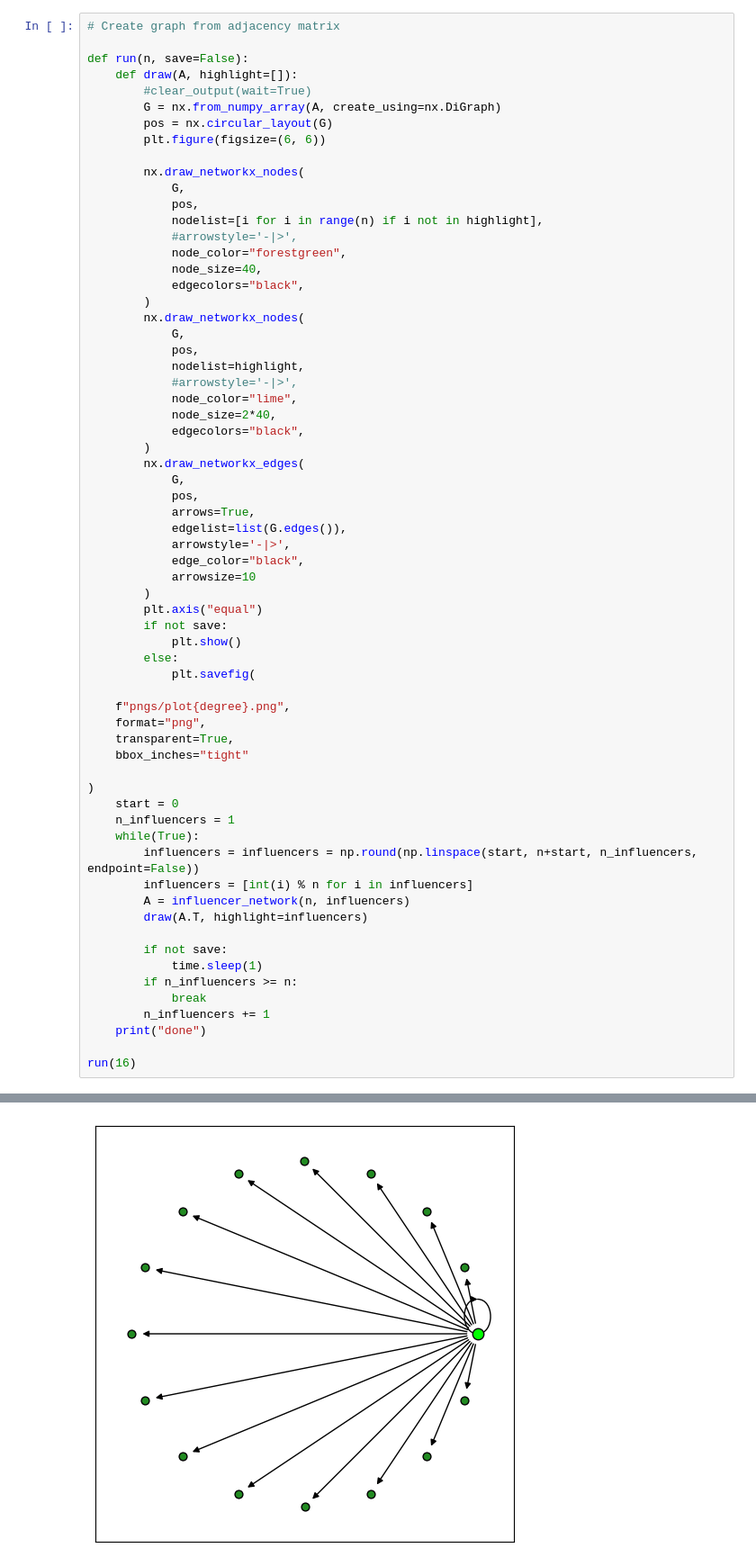
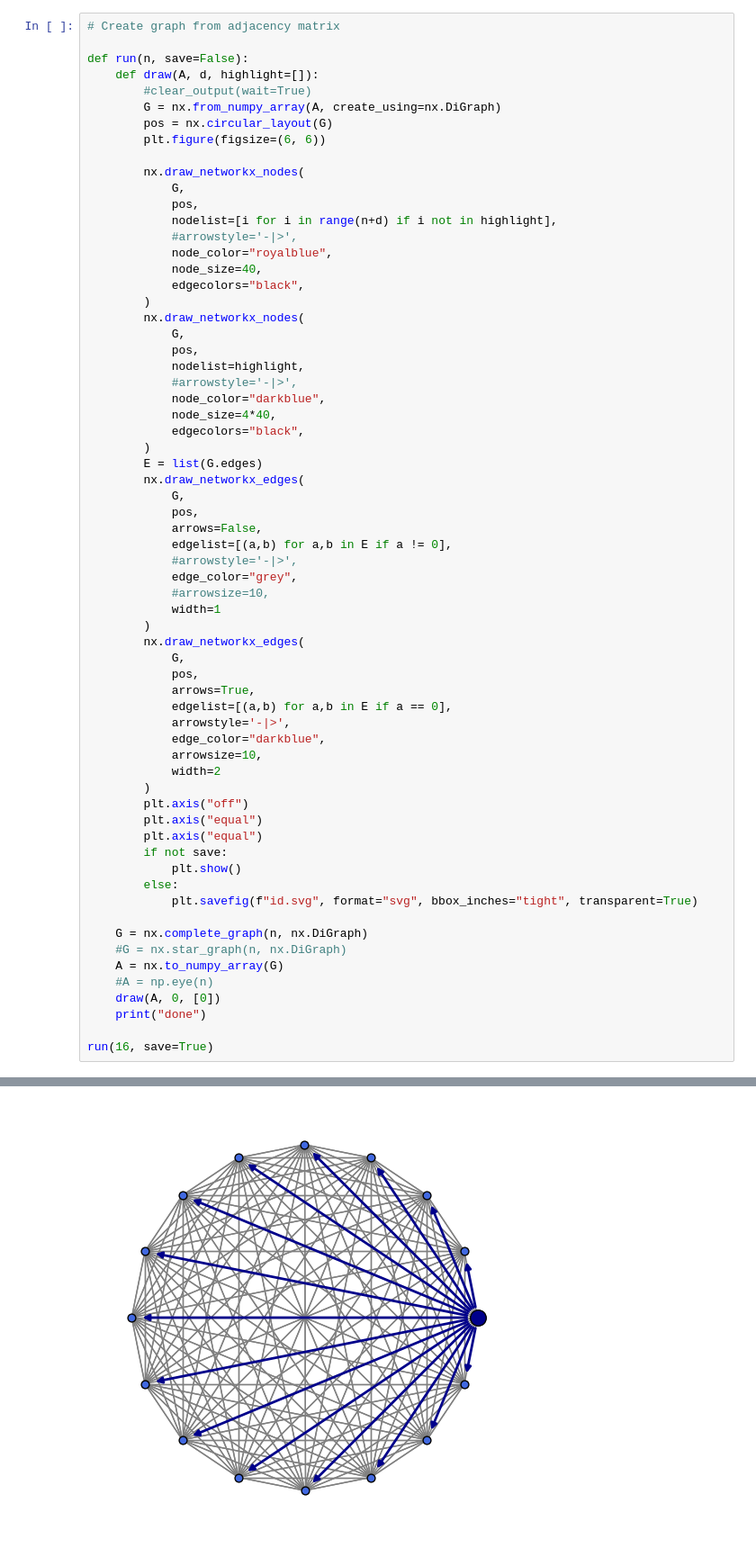
Before and after one commit to jakobgotberg/diffusion_of_innovation_in_multilayer_networks, a Jupyter notebook: regular_lattice_visualisation.ipynb, the cells around one changed output, grey strips where cells are left out. Shown at 90% size. Saved outputs shown, nothing was run; the diff lists cells and outputs as text.

```diff
--- a/regular_lattice_visualisation.ipynb
+++ b/regular_lattice_visualisation.ipynb
@@ -89,7 +73,7 @@ done
 # Create graph from adjacency matrix
 
 def run(n, save=False):
-    def draw(A, highlight=[]):
+    def draw(A, d, highlight=[]):
         #clear_output(wait=True)
         G = nx.from_numpy_array(A, create_using=nx.DiGraph)
         pos = nx.circular_layout(G)
@@ -98,9 +82,9 @@ def run(n, save=False):
         nx.draw_networkx_nodes(
             G,
             pos,
-            nodelist=[i for i in range(n) if i not in highlight],
+            nodelist=[i for i in range(n+d) if i not in highlight],
             #arrowstyle='-|>',
-            node_color="forestgreen",
+            node_color="royalblue",
             node_size=40,
             edgecolors="black",
         )
@@ -109,45 +93,45 @@ def run(n, save=False):
             pos,
             nodelist=highlight,
             #arrowstyle='-|>',
-            node_color="lime",
-            node_size=2*40,
+            node_color="darkblue",
+            node_size=4*40,
             edgecolors="black",
+        )
+        E = list(G.edges)
+        nx.draw_networkx_edges(
+            G,
+            pos,
+            arrows=False,
+            edgelist=[(a,b) for a,b in E if a != 0],
+            #arrowstyle='-|>',
+            edge_color="grey",
+            #arrowsize=10,
+            width=1
         )
         nx.draw_networkx_edges(
             G,
             pos,
             arrows=True,
-            edgelist=list(G.edges()),
+            edgelist=[(a,b) for a,b in E if a == 0],
             arrowstyle='-|>',
-            edge_color="black",
-            arrowsize=10
+            edge_color="darkblue",
+            arrowsize=10,
+            width=2
         )
+        plt.axis("off")
+        plt.axis("equal")
         plt.axis("equal")
         if not save:
             plt.show()
         else:
-            plt.savefig(
+            plt.savefig(f"id.svg", format="svg", bbox_inches="tight", transparent=True)
 
-    f"pngs/plot{degree}.png",
-    format="png",
-    transparent=True,
-    bbox_inches="tight"
-
-)
-    start = 0
-    n_influencers = 1
-    while(True):
-        influencers = influencers = np.round(np.linspace(start, n+start, n_influencers, endpoint=False))
-        influencers = [int(i) % n for i in influencers]
-        A = influencer_network(n, influencers)
-        draw(A.T, highlight=influencers)
-
-        if not save:
-            time.sleep(1)
-        if n_influencers >= n:
-            break
-        n_influencers += 1
+    G = nx.complete_graph(n, nx.DiGraph)
+    #G = nx.star_graph(n, nx.DiGraph)
+    A = nx.to_numpy_array(G)
+    #A = np.eye(n)
+    draw(A, 0, [0])
     print("done")
 
-run(16)
+run(16, save=True)
 # %% [output]
@@ -154 +139 @@ run(16)
-[figure, old version]
+[figure, new version]
```
Also changed, not shown: parts of 4 cells of this notebook, 10 other files.
